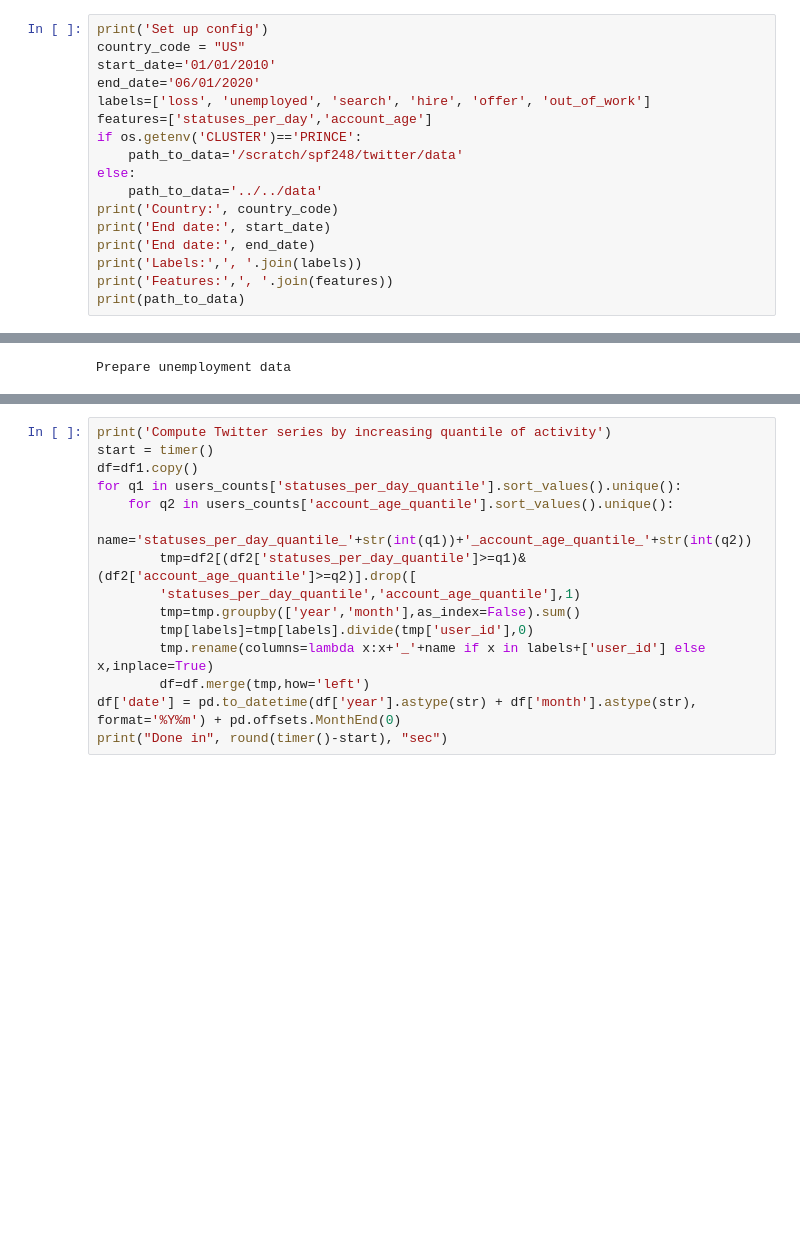
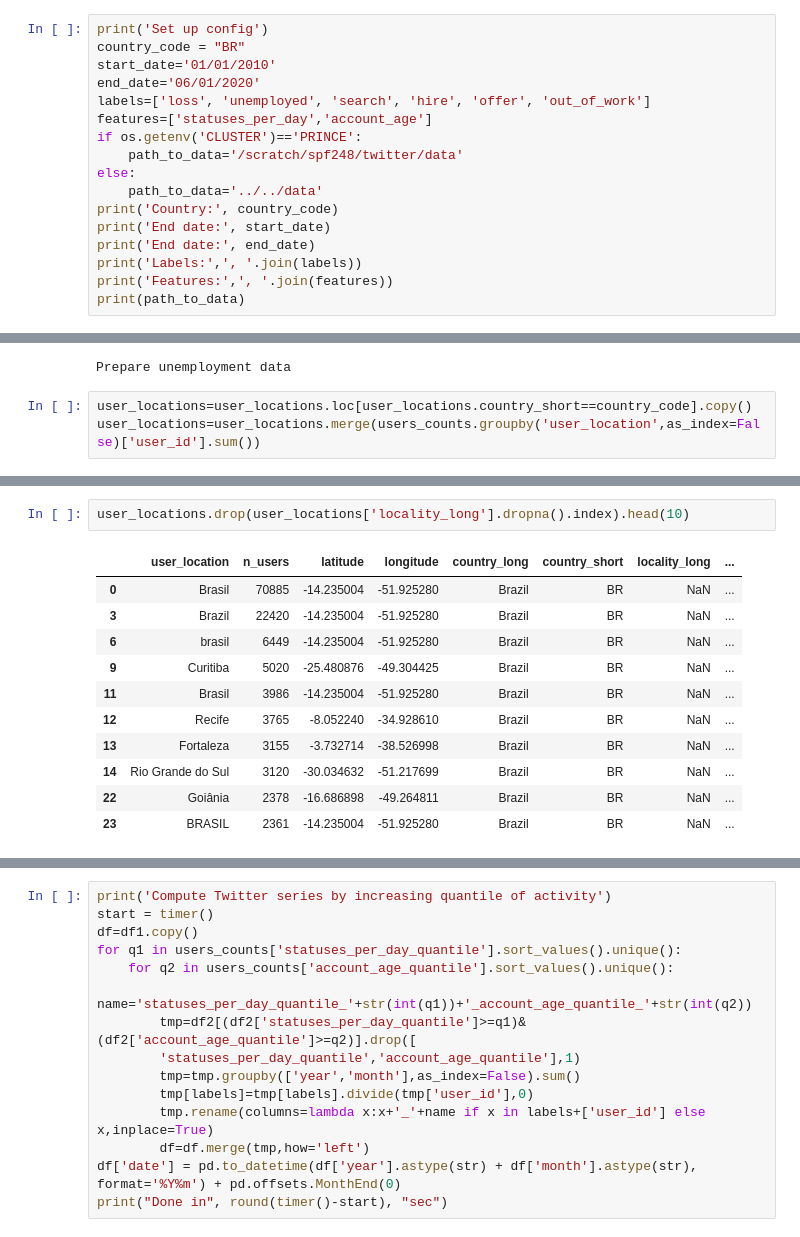
Before and after one commit to spfraib/twitter, a Jupyter notebook: 6-keywords/6.6-get-labor-market-predictions-country-level.ipynb, the cells around one changed output, grey strips where cells are left out. Drawn from its saved outputs; the diff is of its cells as text; blank space fills up the shorter version.

```diff
--- a/6-keywords/6.6-get-labor-market-predictions-country-level.ipynb
+++ b/6-keywords/6.6-get-labor-market-predictions-country-level.ipynb
@@ -14,7 +14,7 @@ import seaborn as sns
 from IPython.core.display import HTML
 # %%
 print('Set up config')
-country_code = "US"
+country_code = "BR"
 start_date='01/01/2010'
 end_date='06/01/2020'
 labels=['loss', 'unemployed', 'search', 'hire', 'offer', 'out_of_work']
@@ -56,3 +57,6 @@ df1['month'] = pd.to_datetime(df1['date']).dt.month
 df1.dropna(inplace=True)
 # %% [output]
 Prepare unemployment data
+# %%
+user_locations=user_locations.loc[user_locations.country_short==country_code].copy()
+user_locations=user_locations.merge(users_counts.groupby('user_location',as_index=False)['user_id'].sum())
@@ -58,0 +72,14 @@ Prepare unemployment data
+# %%
+user_locations.drop(user_locations['locality_long'].dropna().index).head(10)
+# %% [output]
+|  | user_location | n_users | latitude | longitude | country_long | country_short | locality_long | ... |
+| 0 | Brasil | 70885 | -14.235004 | -51.925280 | Brazil | BR | NaN | ... |
+| 3 | Brazil | 22420 | -14.235004 | -51.925280 | Brazil | BR | NaN | ... |
+| 6 | brasil | 6449 | -14.235004 | -51.925280 | Brazil | BR | NaN | ... |
+| 9 | Curitiba | 5020 | -25.480876 | -49.304425 | Brazil | BR | NaN | ... |
+| 11 | Brasil | 3986 | -14.235004 | -51.925280 | Brazil | BR | NaN | ... |
+| 12 | Recife | 3765 | -8.052240 | -34.928610 | Brazil | BR | NaN | ... |
+| 13 | Fortaleza | 3155 | -3.732714 | -38.526998 | Brazil | BR | NaN | ... |
+| 14 | Rio Grande do Sul | 3120 | -30.034632 | -51.217699 | Brazil | BR | NaN | ... |
+| 22 | Goiânia | 2378 | -16.686898 | -49.264811 | Brazil | BR | NaN | ... |
+| 23 | BRASIL | 2361 | -14.235004 | -51.925280 | Brazil | BR | NaN | ... |
```
Also changed, not shown: parts of 9 cells of this notebook, 1 other file.
